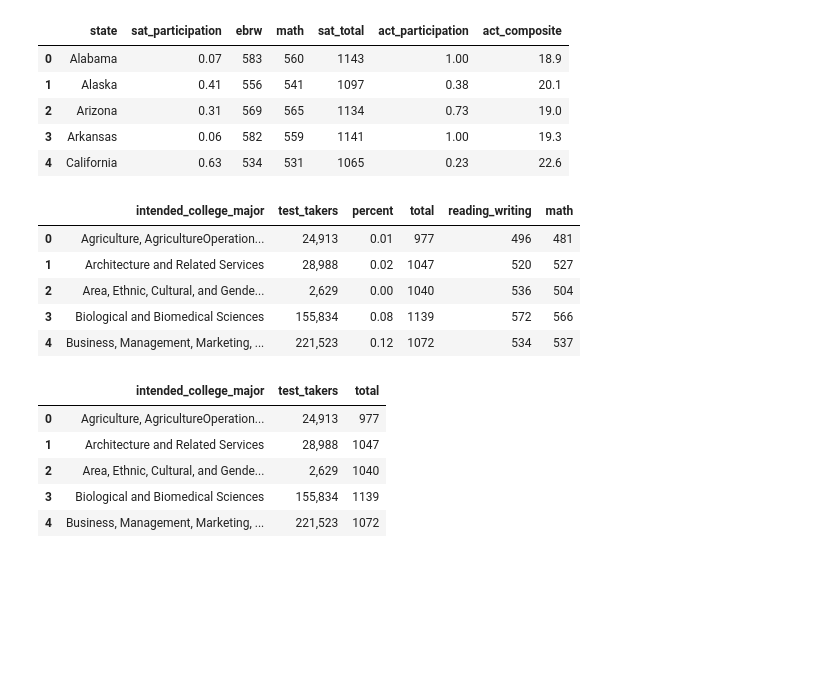
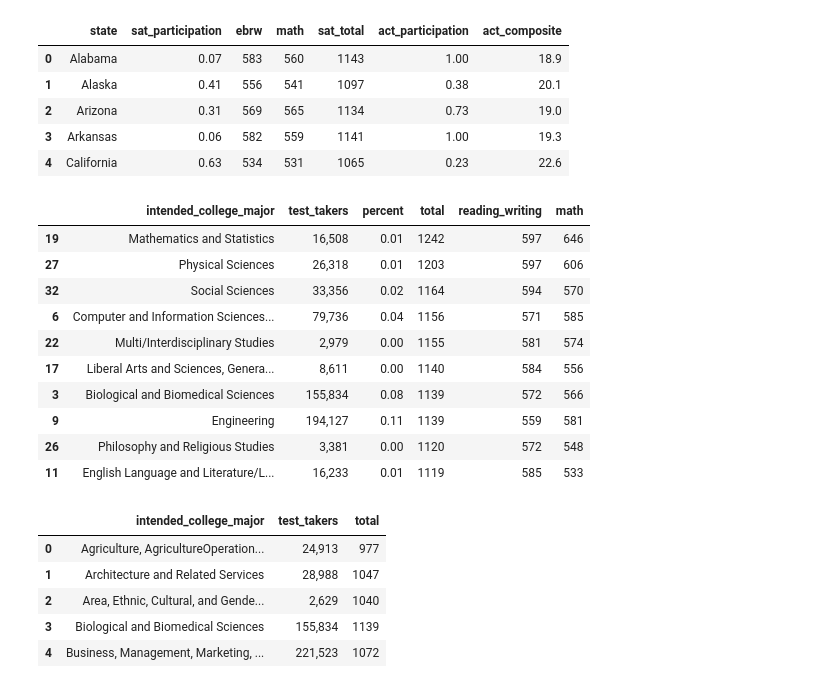
Before and after one commit to khbk/Standardized-Test-Analysis, a Jupyter notebook: code/starter-code.ipynb, the cells around one changed output. Saved outputs shown, nothing was run; the diff lists cells and outputs as text; code cells hidden in the pictures; blank space fills up the shorter version.

```diff
--- a/code/starter-code.ipynb
+++ b/code/starter-code.ipynb
@@ -476,15 +476,20 @@ sat_act.head()
 # %%
 sat_act = sat_act.drop(columns = 'ebrw')
 sat_act = sat_act.drop(columns = 'math')
-# %%
-icm.head()
-# %% [output]
-|  | intended_college_major | test_takers | percent | total | reading_writing | math |
-| 0 | Agriculture, AgricultureOperation... | 24,913 | 0.01 | 977 | 496 | 481 |
-| 1 | Architecture and Related Services | 28,988 | 0.02 | 1047 | 520 | 527 |
-| 2 | Area, Ethnic, Cultural, and Gende... | 2,629 | 0.00 | 1040 | 536 | 504 |
-| 3 | Biological and Biomedical Sciences | 155,834 | 0.08 | 1139 | 572 | 566 |
-| 4 | Business, Management, Marketing, ... | 221,523 | 0.12 | 1072 | 534 | 537 |
+# %%
+icm.sort_values(by=['total'], ascending = False).head(10)
+# %% [output]
+|  | intended_college_major | test_takers | percent | total | reading_writing | math |
+| 19 | Mathematics and Statistics | 16,508 | 0.01 | 1242 | 597 | 646 |
+| 27 | Physical Sciences | 26,318 | 0.01 | 1203 | 597 | 606 |
+| 32 | Social Sciences | 33,356 | 0.02 | 1164 | 594 | 570 |
+| 6 | Computer and Information Sciences... | 79,736 | 0.04 | 1156 | 571 | 585 |
+| 22 | Multi/Interdisciplinary Studies | 2,979 | 0.00 | 1155 | 581 | 574 |
+| 17 | Liberal Arts and Sciences, Genera... | 8,611 | 0.00 | 1140 | 584 | 556 |
+| 3 | Biological and Biomedical Sciences | 155,834 | 0.08 | 1139 | 572 | 566 |
+| 9 | Engineering | 194,127 | 0.11 | 1139 | 559 | 581 |
+| 26 | Philosophy and Religious Studies | 3,381 | 0.00 | 1120 | 572 | 548 |
+| 11 | English Language and Literature/L... | 16,233 | 0.01 | 1119 | 585 | 533 |
 # %%
 icm = icm.drop(columns = 'percent')
 icm = icm.drop(columns = 'reading_writing')
```
